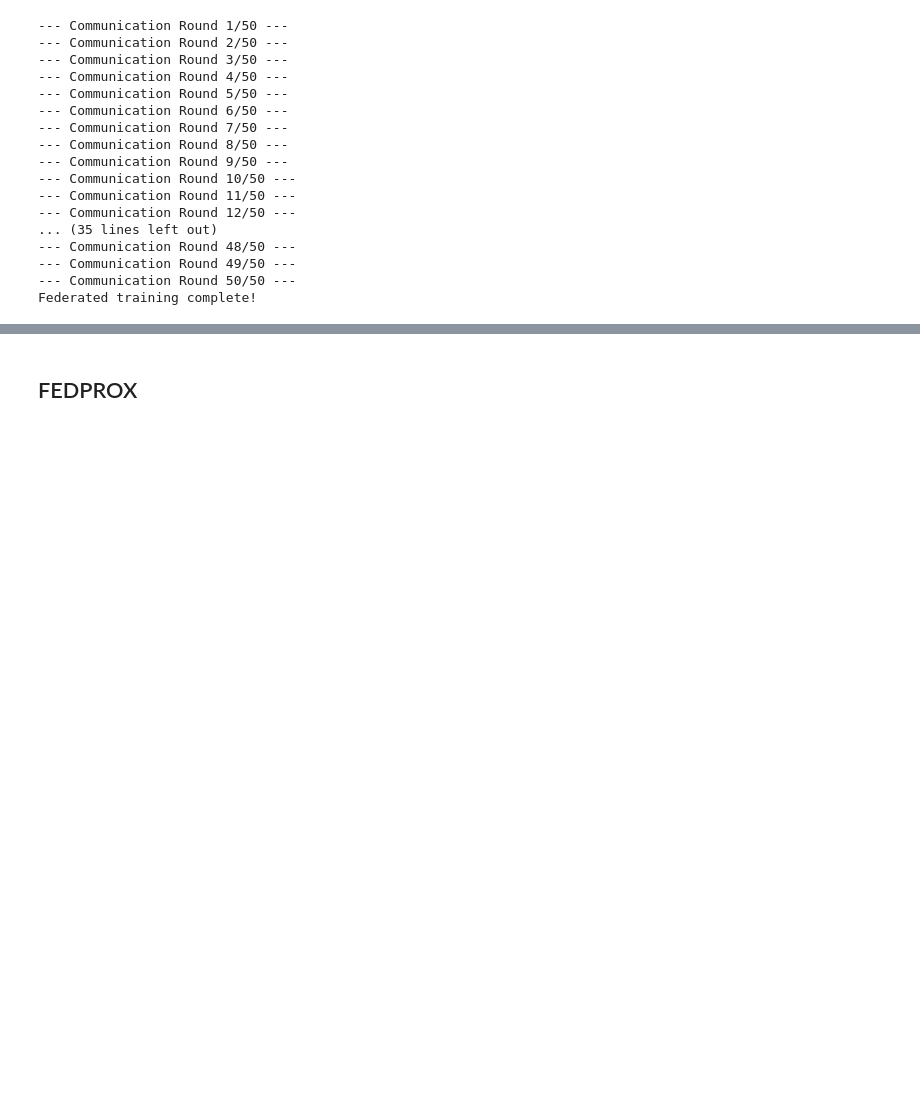
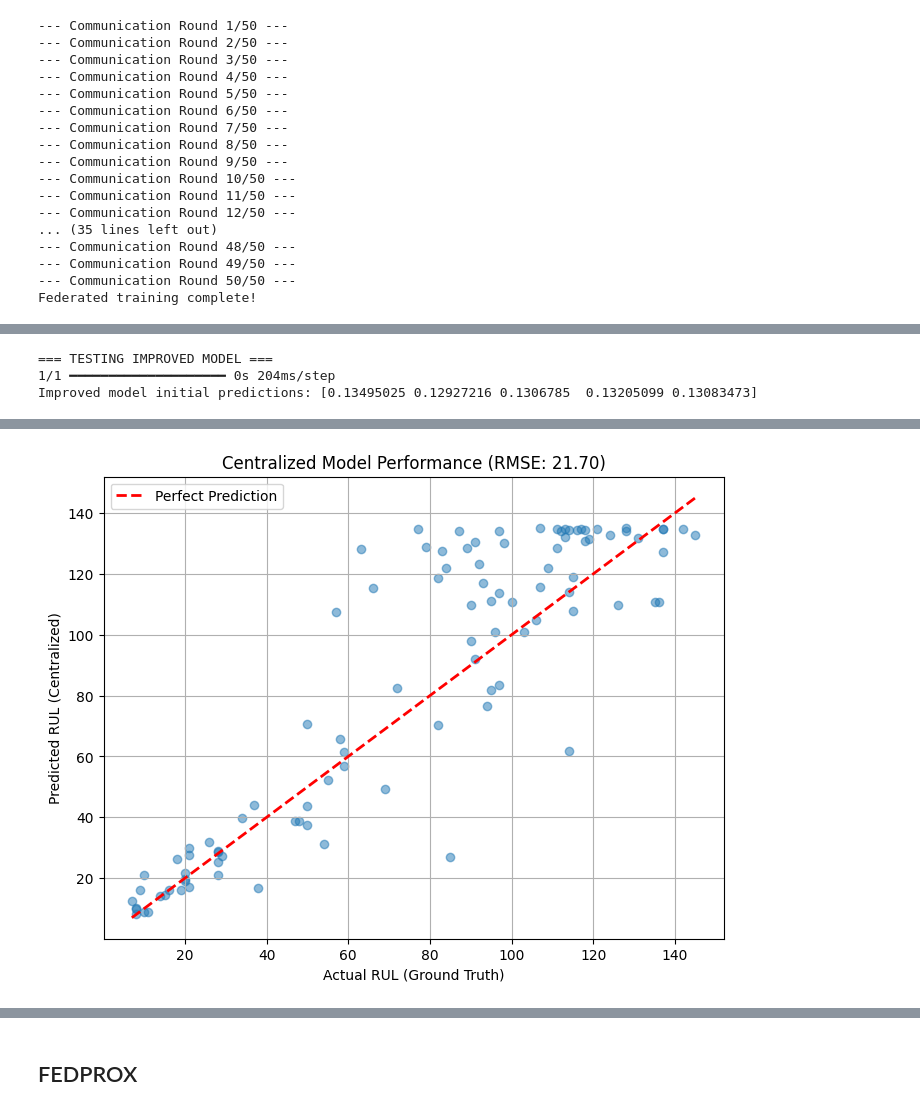
Before and after one commit to mehardeep88/anomaly-detection, a Jupyter notebook: demo.ipynb, the cells around one changed output, grey strips where cells are left out. Cells and saved outputs as stored; diff of their text form; code cells hidden in the pictures; blank space fills up the shorter version.

```diff
--- a/demo.ipynb
+++ b/demo.ipynb
@@ -499,0 +1311,62 @@ Federated Model RMSE:      41.56989184738306
+# %%
+def build_improved_model():
+    """Better model architecture for RUL prediction"""
+    model = tf.keras.Sequential([
+        tf.keras.layers.LSTM(64, return_sequences=True, input_shape=(30, 17),
+                           kernel_initializer='glorot_uniform'),
+        tf.keras.layers.BatchNormalization(),
+        tf.keras.layers.Dropout(0.3),
+
+        tf.keras.layers.LSTM(32, kernel_initializer='glorot_uniform'),
+        tf.keras.layers.BatchNormalization(),
+        tf.keras.layers.Dropout(0.3),
+
+        tf.keras.layers.Dense(16, activation='relu'),
+        tf.keras.layers.Dense(1, activation='linear')  # Explicit linear activation
+    ])
+
+    # Better optimizer configuration
+    optimizer = tf.keras.optimizers.Adam(learning_rate=0.001)
+    model.compile(optimizer=optimizer, loss='mse', metrics=['mae'])
+    return model
+
+# Test the improved model
+print("=== TESTING IMPROVED MODEL ===")
+improved_model = build_improved_model()
+
+# Check initial predictions
+X_sample = client_data_fixed[0][0][:5]
+initial_preds = improved_model.predict(X_sample).flatten()
+print(f"Improved model initial predictions: {initial_preds}")
+
+# These should be more varied and reasonable
+# %% [output]
+=== TESTING IMPROVED MODEL ===
+1/1 ━━━━━━━━━━━━━━━━━━━━ 0s 204ms/step
+Improved model initial predictions: [0.13495025 0.12927216 0.1306785  0.13205099 0.13083473]
+# %%
+model2 = build_improved_model()
+# --- This code is for Section 4.1: Centralized Results ---
+
+# We are using 'model' (your trained centralized model)
+# We are using 'X_test' (your prepared test data)
+# We are using 'y_test' (your true test labels)
+
+# 1. Generate predictions from your trained centralized model
+y_pred_centralized = model.predict(X_test).flatten()
+
+# 2. Calculate its RMSE (this should match your 22.28)
+rmse_centralized = np.sqrt(mean_squared_error(y_test, y_pred_centralized))
+print(f"Centralized Baseline RMSE: {rmse_centralized:.2f}")
+
+# 3. Plot the results for your paper
+plt.figure(figsize=(8, 6))
+plt.scatter(y_test, y_pred_centralized, alpha=0.5)
+plt.plot([y_test.min(), y_test.max()], [y_test.min(), y_test.max()], 'r--', lw=2, label='Perfect Prediction')
+plt.xlabel('Actual RUL (Ground Truth)')
+plt.ylabel('Predicted RUL (Centralized)')
+plt.title(f'Centralized Model Performance (RMSE: {rmse_centralized:.2f})')
+plt.legend()
+plt.grid(True)
+plt.show()
+# %% [output]
@@ -499,0 +1375 @@ Federated Model RMSE:      41.56989184738306
+[figure, added]
```
Also changed, not shown: parts of 50 cells of this notebook, 2 other files.
